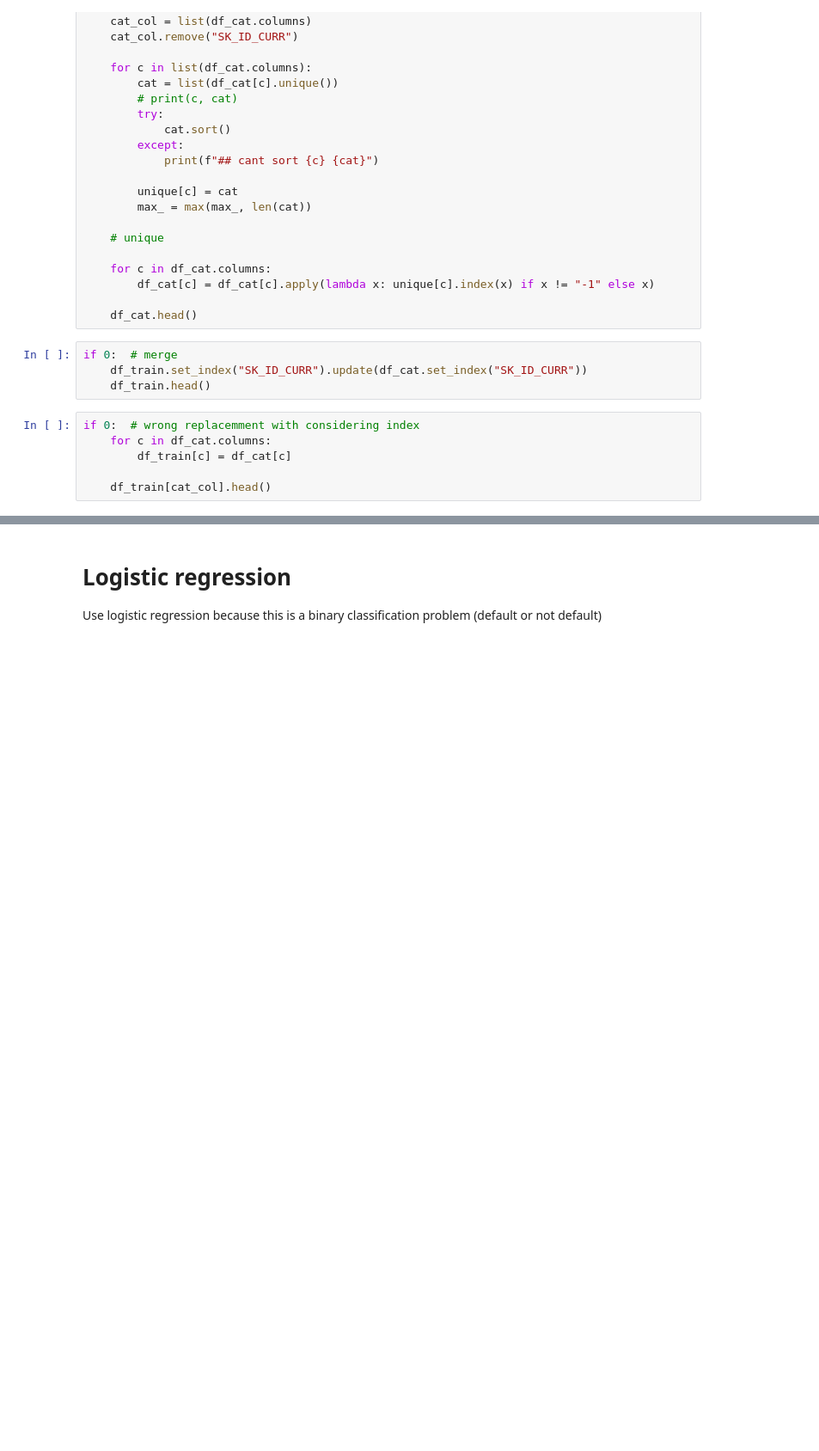
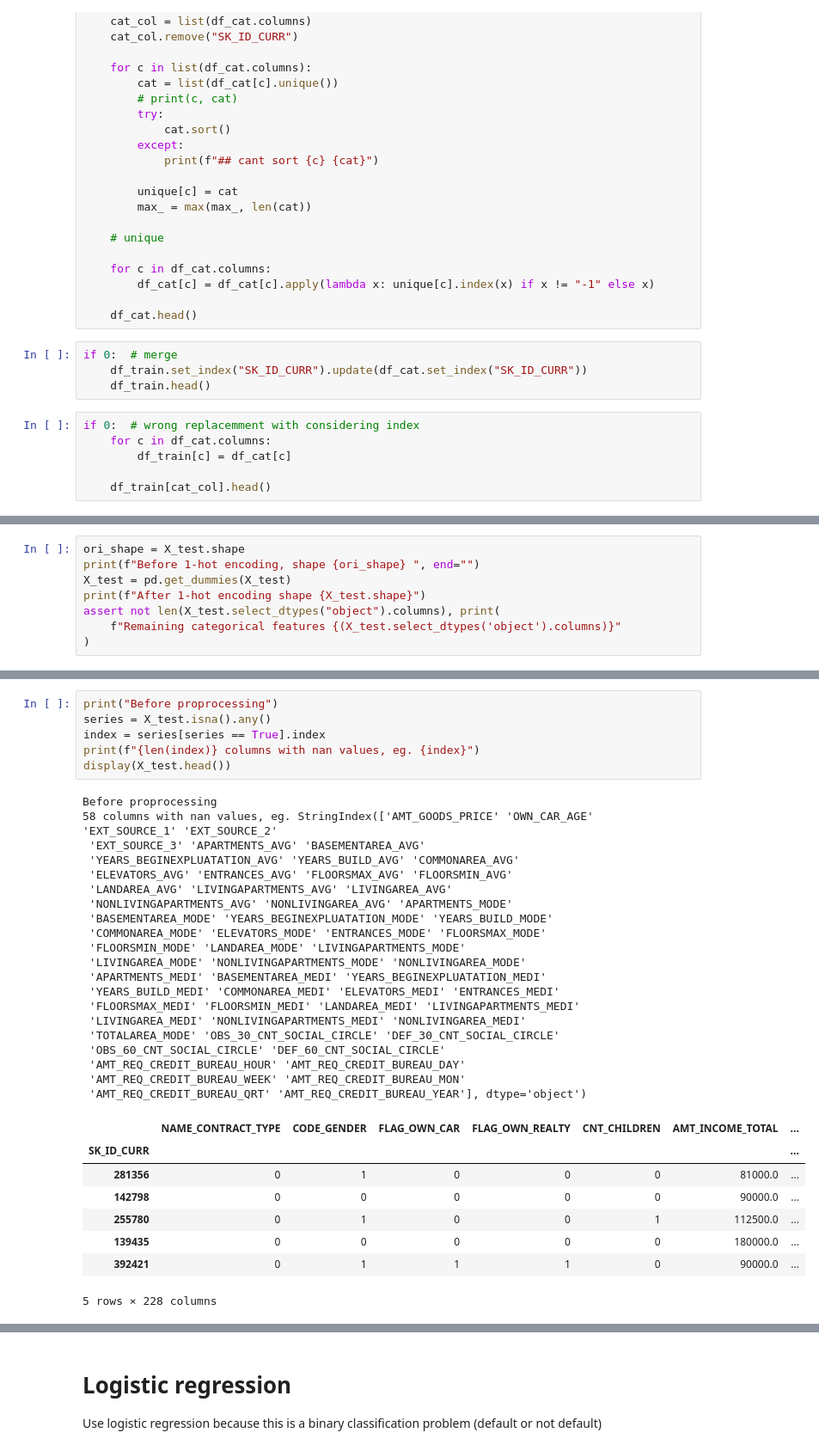
Before and after one commit to VincentChong123/kaggle-home-credit-default-risk, a Jupyter notebook: 2018/predict.ipynb, the cells around one changed output, grey strips where cells are left out. Shown: that part at 86% size. Saved outputs shown, nothing was run; the diff lists cells and outputs as text; blank space fills up the shorter version.

```diff
--- a/2018/predict.ipynb
+++ b/2018/predict.ipynb
@@ -153,0 +284,8 @@ if 0:  # wrong replacemment with considering index
+# %%
+ori_shape = X_test.shape
+print(f"Before 1-hot encoding, shape {ori_shape} ", end="")
+X_test = pd.get_dummies(X_test)
+print(f"After 1-hot encoding shape {X_test.shape}")
+assert not len(X_test.select_dtypes("object").columns), print(
+    f"Remaining categorical features {(X_test.select_dtypes('object').columns)}"
+)
@@ -153,0 +321,35 @@ if 0:  # wrong replacemment with considering index
+# %%
+print("Before proprocessing")
+series = X_test.isna().any()
+index = series[series == True].index
+print(f"{len(index)} columns with nan values, eg. {index}")
+display(X_test.head())
+# %% [output]
+Before proprocessing
+58 columns with nan values, eg. StringIndex(['AMT_GOODS_PRICE' 'OWN_CAR_AGE' 'EXT_SOURCE_1' 'EXT_SOURCE_2'
+ 'EXT_SOURCE_3' 'APARTMENTS_AVG' 'BASEMENTAREA_AVG'
+ 'YEARS_BEGINEXPLUATATION_AVG' 'YEARS_BUILD_AVG' 'COMMONAREA_AVG'
+ 'ELEVATORS_AVG' 'ENTRANCES_AVG' 'FLOORSMAX_AVG' 'FLOORSMIN_AVG'
+ 'LANDAREA_AVG' 'LIVINGAPARTMENTS_AVG' 'LIVINGAREA_AVG'
+ 'NONLIVINGAPARTMENTS_AVG' 'NONLIVINGAREA_AVG' 'APARTMENTS_MODE'
+ 'BASEMENTAREA_MODE' 'YEARS_BEGINEXPLUATATION_MODE' 'YEARS_BUILD_MODE'
+ 'COMMONAREA_MODE' 'ELEVATORS_MODE' 'ENTRANCES_MODE' 'FLOORSMAX_MODE'
+ 'FLOORSMIN_MODE' 'LANDAREA_MODE' 'LIVINGAPARTMENTS_MODE'
+ 'LIVINGAREA_MODE' 'NONLIVINGAPARTMENTS_MODE' 'NONLIVINGAREA_MODE'
+ 'APARTMENTS_MEDI' 'BASEMENTAREA_MEDI' 'YEARS_BEGINEXPLUATATION_MEDI'
+ 'YEARS_BUILD_MEDI' 'COMMONAREA_MEDI' 'ELEVATORS_MEDI' 'ENTRANCES_MEDI'
+ 'FLOORSMAX_MEDI' 'FLOORSMIN_MEDI' 'LANDAREA_MEDI' 'LIVINGAPARTMENTS_MEDI'
+ 'LIVINGAREA_MEDI' 'NONLIVINGAPARTMENTS_MEDI' 'NONLIVINGAREA_MEDI'
+ 'TOTALAREA_MODE' 'OBS_30_CNT_SOCIAL_CIRCLE' 'DEF_30_CNT_SOCIAL_CIRCLE'
+ 'OBS_60_CNT_SOCIAL_CIRCLE' 'DEF_60_CNT_SOCIAL_CIRCLE'
+ 'AMT_REQ_CREDIT_BUREAU_HOUR' 'AMT_REQ_CREDIT_BUREAU_DAY'
+ 'AMT_REQ_CREDIT_BUREAU_WEEK' 'AMT_REQ_CREDIT_BUREAU_MON'
+ 'AMT_REQ_CREDIT_BUREAU_QRT' 'AMT_REQ_CREDIT_BUREAU_YEAR'], dtype='object')
+|  | NAME_CONTRACT_TYPE | CODE_GENDER | FLAG_OWN_CAR | FLAG_OWN_REALTY | CNT_CHILDREN | AMT_INCOME_TOTAL | ... |
+| SK_ID_CURR |  |  |  |  |  |  | ... |
+| 281356 | 0 | 1 | 0 | 0 | 0 | 81000.0 | ... |
+| 142798 | 0 | 0 | 0 | 0 | 0 | 90000.0 | ... |
+| 255780 | 0 | 1 | 0 | 0 | 1 | 112500.0 | ... |
+| 139435 | 0 | 0 | 0 | 0 | 0 | 180000.0 | ... |
+| 392421 | 0 | 1 | 1 | 1 | 0 | 90000.0 | ... |
+5 rows × 228 columns
```
Also changed, not shown: parts of 28 cells of this notebook, 1 other file.
